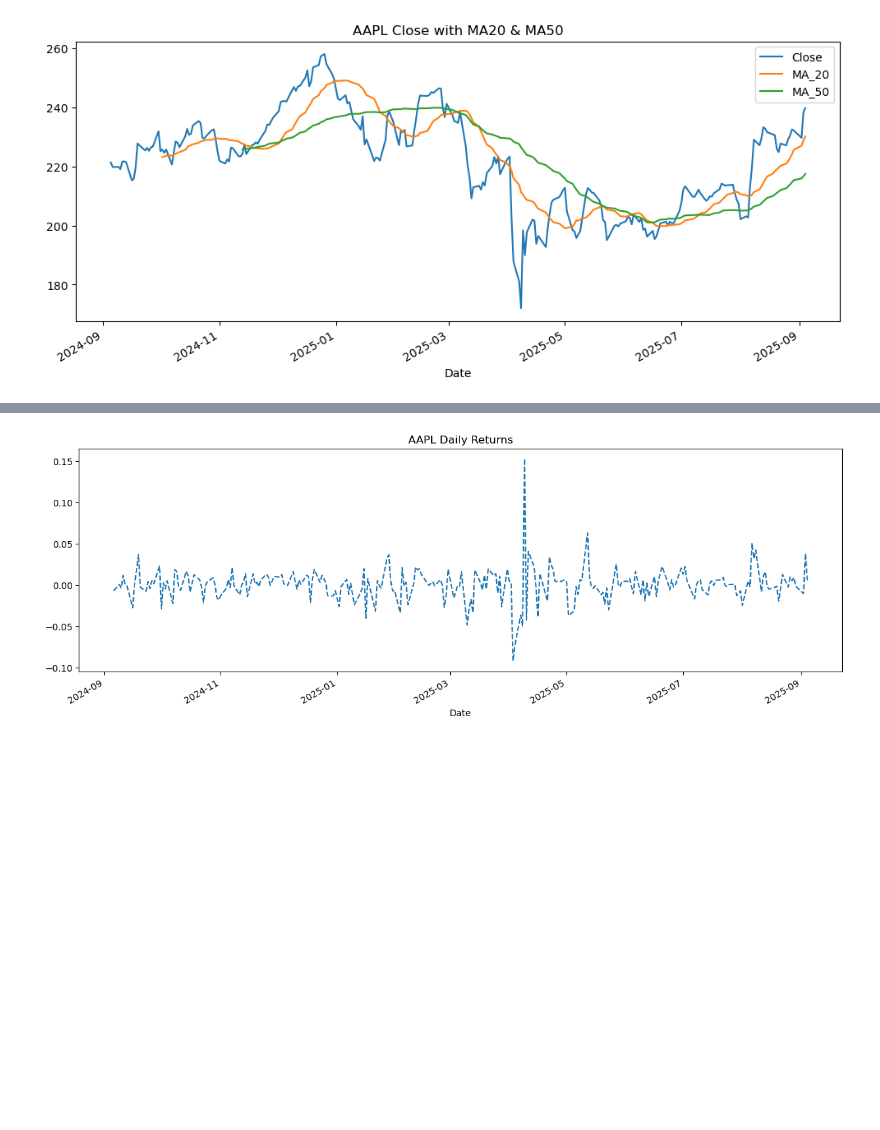
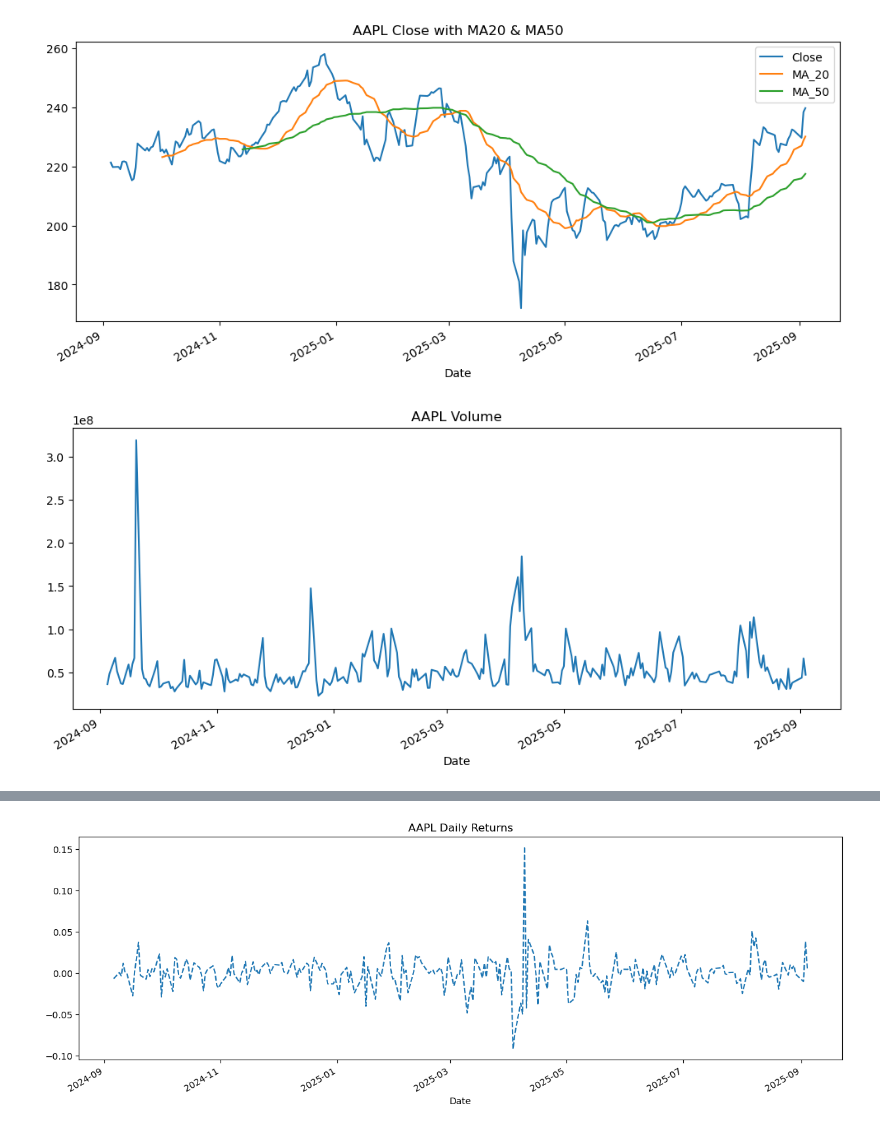
Before and after one commit to JayBro45/stock-forecast-app, a Jupyter notebook: notebooks/01_eda.ipynb, the cells around one changed output, grey strips where cells are left out. Drawn from its saved outputs; the diff is of its cells as text; code cells hidden in the pictures; blank space fills up the shorter version.

```diff
--- a/notebooks/01_eda.ipynb
+++ b/notebooks/01_eda.ipynb
@@ -114,3 +114,8 @@ df[["Close","MA_20","MA_50"]].plot(figsize=(12,5), title="AAPL Close with MA20 &
 plt.show()
 # %% [output]
 [figure]
+# %%
+df['Volume'].plot(figsize=(12,5), title="AAPL Volume")
+plt.show()
+# %% [output]
+[figure, added]
```
Also changed, not shown: parts of 1 cell of this notebook.
